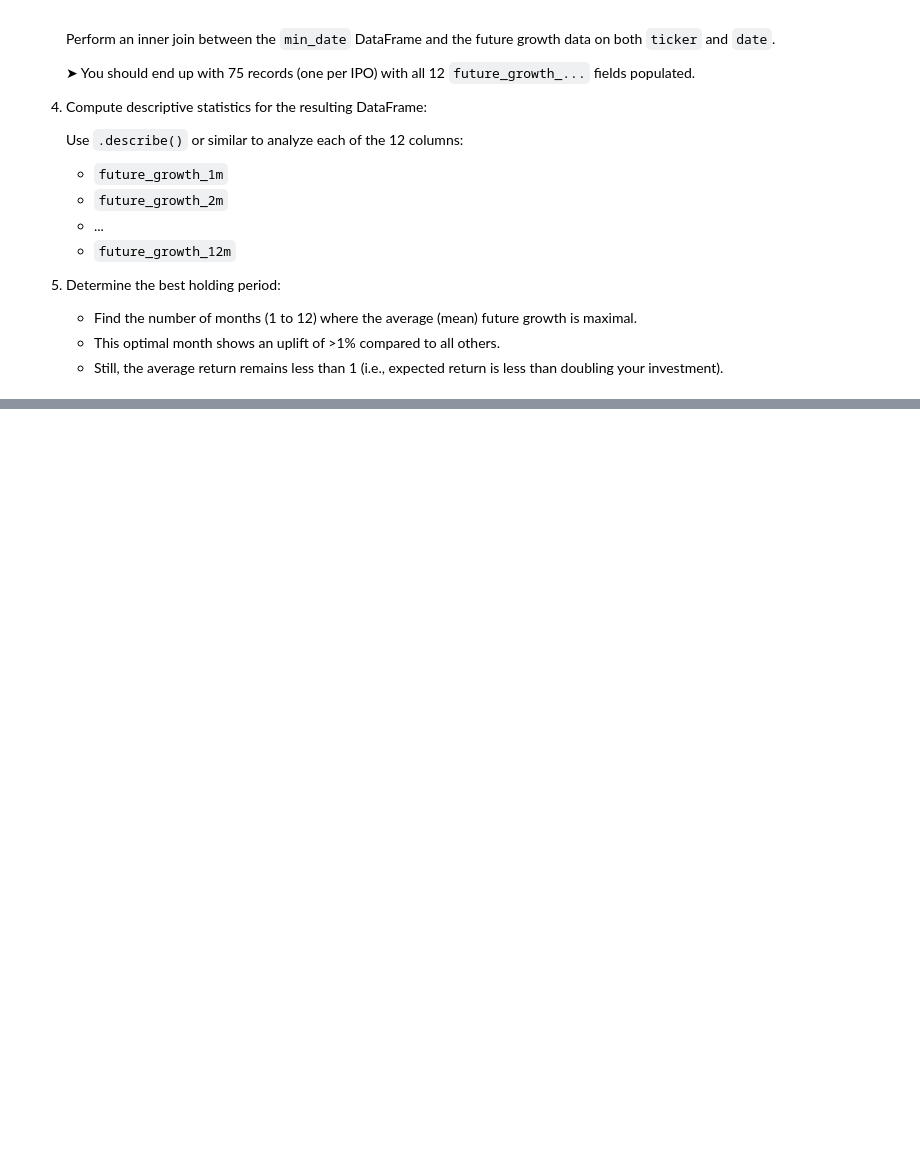
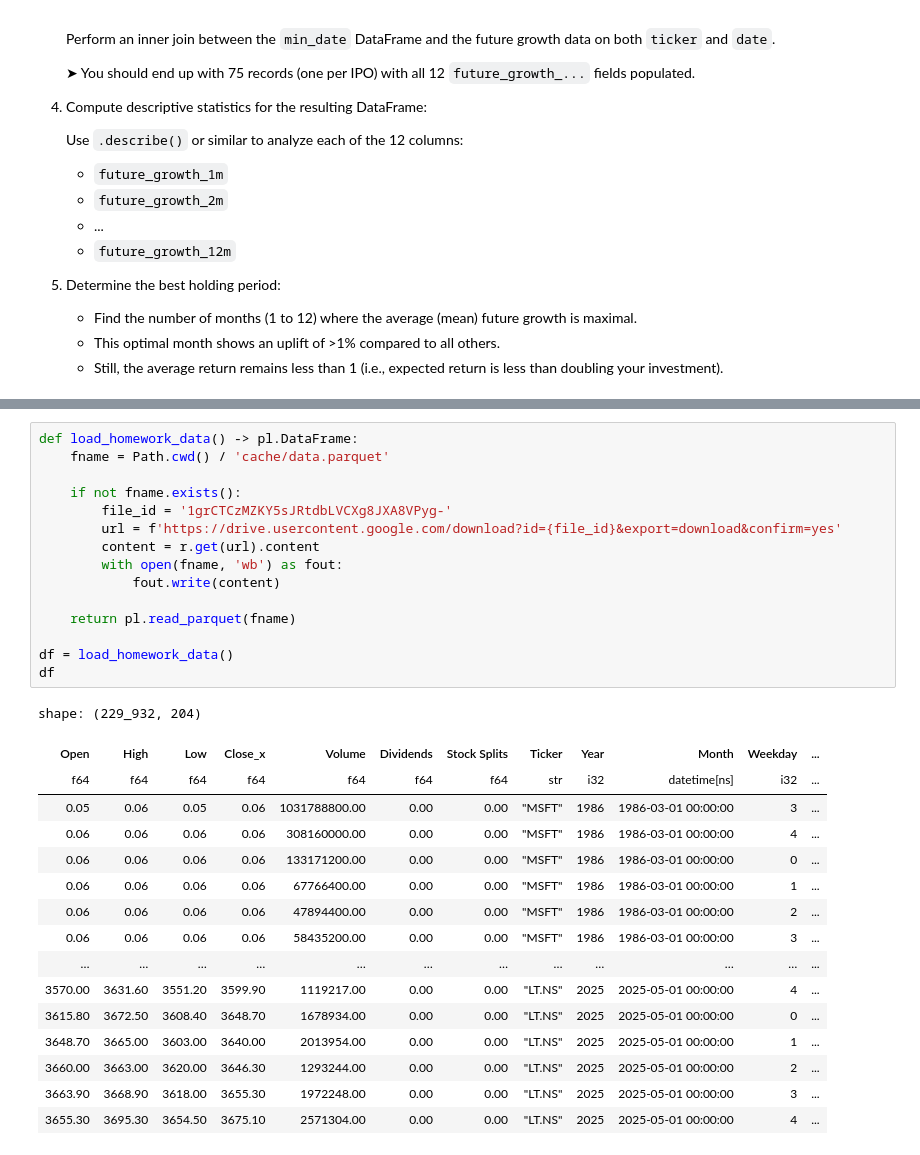
Before and after one commit to shaolang/smaz, a Jupyter notebook: homework2.ipynb, the cells around one changed output, grey strips where cells are left out. Cells and saved outputs as stored; diff of their text form; blank space fills up the shorter version.

Commit message:
Complet homework 2 question 4

```diff
--- a/homework2.ipynb
+++ b/homework2.ipynb
@@ -358,0 +418,32 @@ shape: (12, 2)
+# %%
+def load_homework_data() -> pl.DataFrame:
+    fname = Path.cwd() / 'cache/data.parquet'
+
+    if not fname.exists():
+        file_id = '1grCTCzMZKY5sJRtdbLVCXg8JXA8VPyg-'
+        url = f'https://drive.usercontent.google.com/download?id={file_id}&export=download&confirm=yes'
+        content = r.get(url).content
+        with open(fname, 'wb') as fout:
+            fout.write(content)
+
+    return pl.read_parquet(fname)
+
+df = load_homework_data()
+df
+# %% [output]
+shape: (229_932, 204)
+| Open | High | Low | Close_x | Volume | Dividends | Stock Splits | Ticker | Year | Month | Weekday | ... |
+| f64 | f64 | f64 | f64 | f64 | f64 | f64 | str | i32 | datetime[ns] | i32 | ... |
+| 0.05 | 0.06 | 0.05 | 0.06 | 1031788800.00 | 0.00 | 0.00 | "MSFT" | 1986 | 1986-03-01 00:00:00 | 3 | ... |
+| 0.06 | 0.06 | 0.06 | 0.06 | 308160000.00 | 0.00 | 0.00 | "MSFT" | 1986 | 1986-03-01 00:00:00 | 4 | ... |
+| 0.06 | 0.06 | 0.06 | 0.06 | 133171200.00 | 0.00 | 0.00 | "MSFT" | 1986 | 1986-03-01 00:00:00 | 0 | ... |
+| 0.06 | 0.06 | 0.06 | 0.06 | 67766400.00 | 0.00 | 0.00 | "MSFT" | 1986 | 1986-03-01 00:00:00 | 1 | ... |
+| 0.06 | 0.06 | 0.06 | 0.06 | 47894400.00 | 0.00 | 0.00 | "MSFT" | 1986 | 1986-03-01 00:00:00 | 2 | ... |
+| 0.06 | 0.06 | 0.06 | 0.06 | 58435200.00 | 0.00 | 0.00 | "MSFT" | 1986 | 1986-03-01 00:00:00 | 3 | ... |
+| … | … | … | … | … | … | … | … | … | … | … | ... |
+| 3570.00 | 3631.60 | 3551.20 | 3599.90 | 1119217.00 | 0.00 | 0.00 | "LT.NS" | 2025 | 2025-05-01 00:00:00 | 4 | ... |
+| 3615.80 | 3672.50 | 3608.40 | 3648.70 | 1678934.00 | 0.00 | 0.00 | "LT.NS" | 2025 | 2025-05-01 00:00:00 | 0 | ... |
+| 3648.70 | 3665.00 | 3603.00 | 3640.00 | 2013954.00 | 0.00 | 0.00 | "LT.NS" | 2025 | 2025-05-01 00:00:00 | 1 | ... |
+| 3660.00 | 3663.00 | 3620.00 | 3646.30 | 1293244.00 | 0.00 | 0.00 | "LT.NS" | 2025 | 2025-05-01 00:00:00 | 2 | ... |
+| 3663.90 | 3668.90 | 3618.00 | 3655.30 | 1972248.00 | 0.00 | 0.00 | "LT.NS" | 2025 | 2025-05-01 00:00:00 | 3 | ... |
+| 3655.30 | 3695.30 | 3654.50 | 3675.10 | 2571304.00 | 0.00 | 0.00 | "LT.NS" | 2025 | 2025-05-01 00:00:00 | 4 | ... |
```
Also changed, not shown: parts of 4 cells of this notebook.
